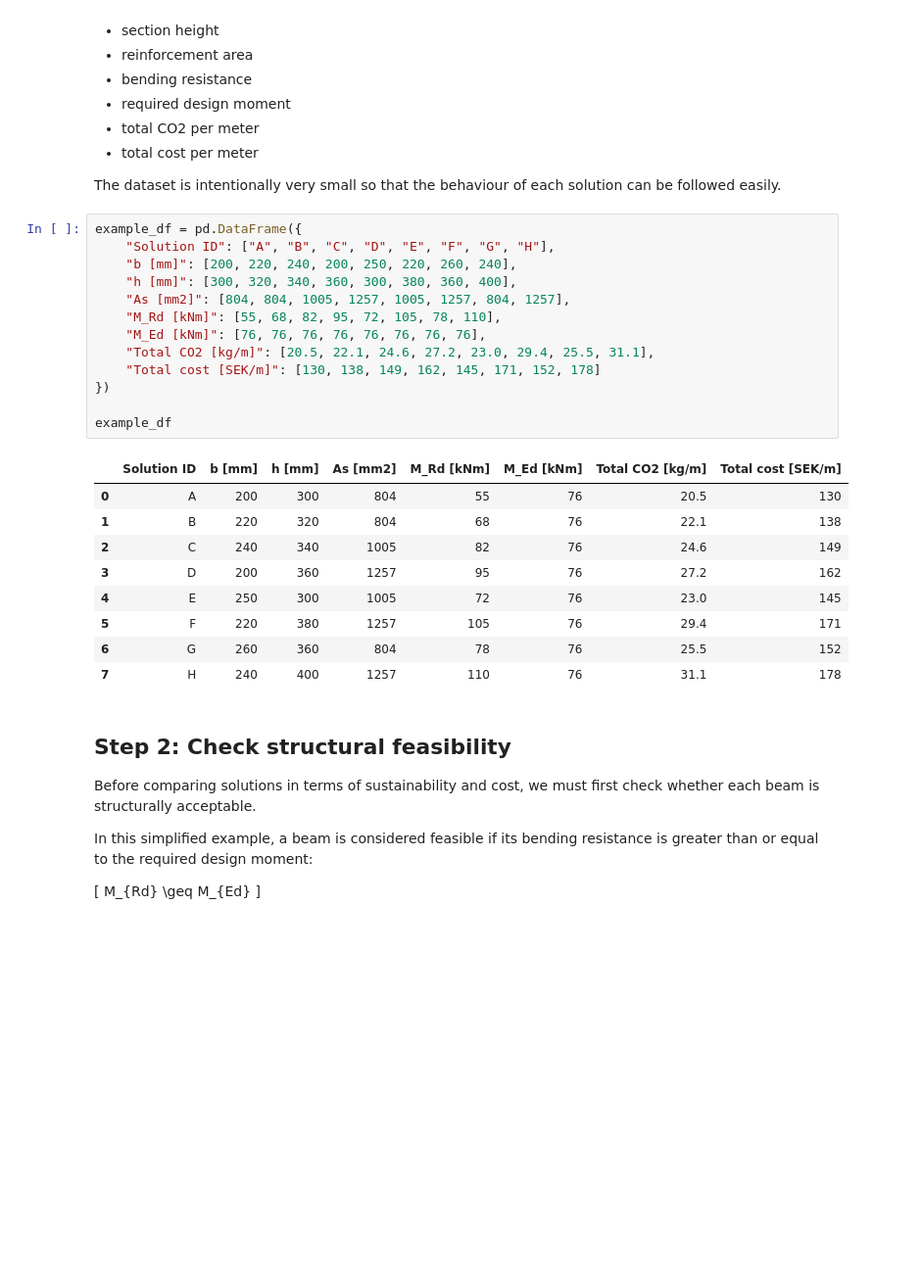
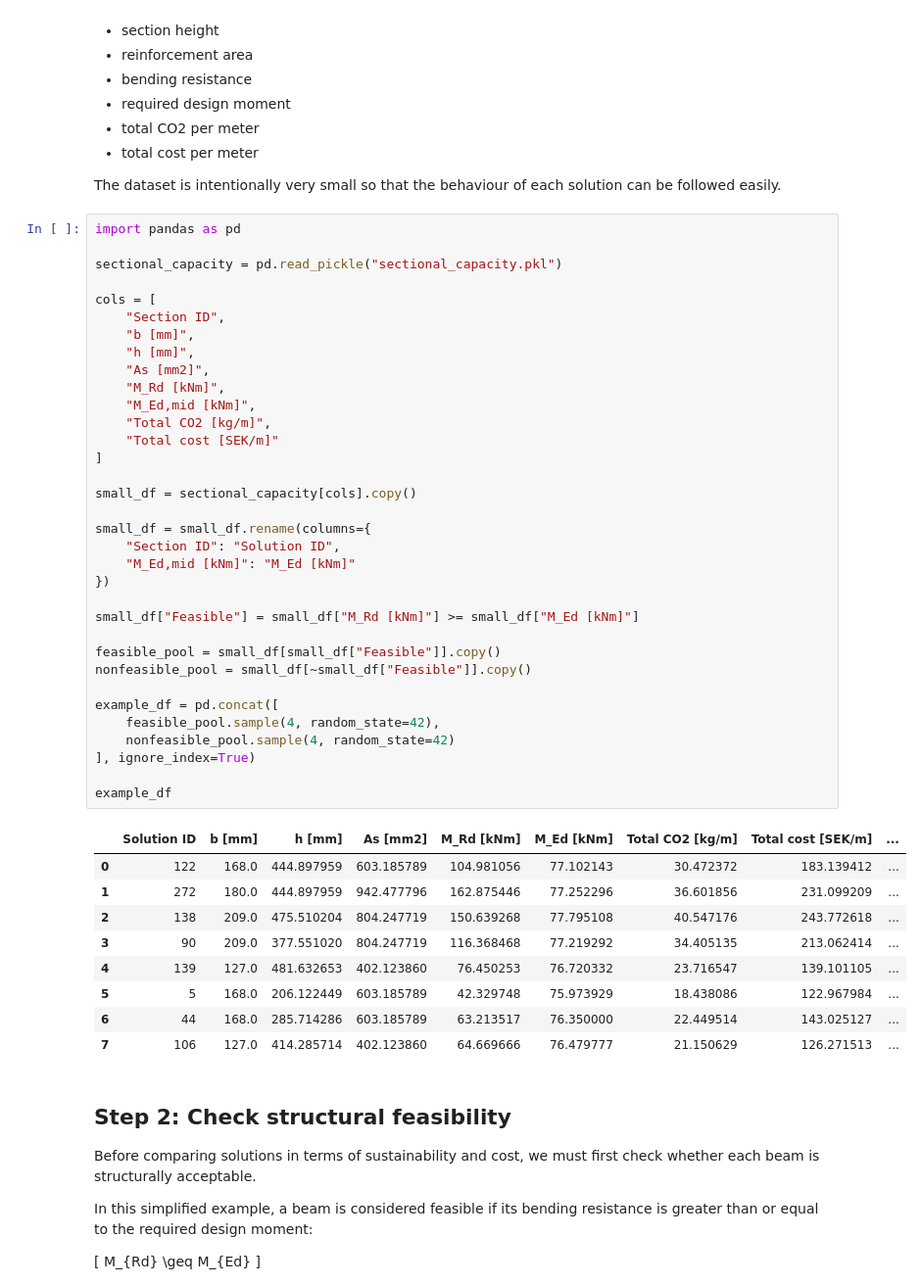
Before and after one commit to chalmersStructuralEngineering/course_sbd_concrete_section, a Jupyter notebook: concrete_beam_analysis_NSGA-II.ipynb, the cells around one changed output. Shown at 98% size. Saved outputs shown, nothing was run; the diff lists cells and outputs as text; blank space fills up the shorter version.

```diff
--- a/concrete_beam_analysis_NSGA-II.ipynb
+++ b/concrete_beam_analysis_NSGA-II.ipynb
@@ -37,28 +37,49 @@ For each solution, we include:
 
 The dataset is intentionally very small so that the behaviour of each solution can be followed easily.
 # %%
-example_df = pd.DataFrame({
-    "Solution ID": ["A", "B", "C", "D", "E", "F", "G", "H"],
-    "b [mm]": [200, 220, 240, 200, 250, 220, 260, 240],
-    "h [mm]": [300, 320, 340, 360, 300, 380, 360, 400],
-    "As [mm2]": [804, 804, 1005, 1257, 1005, 1257, 804, 1257],
-    "M_Rd [kNm]": [55, 68, 82, 95, 72, 105, 78, 110],
-    "M_Ed [kNm]": [76, 76, 76, 76, 76, 76, 76, 76],
-    "Total CO2 [kg/m]": [20.5, 22.1, 24.6, 27.2, 23.0, 29.4, 25.5, 31.1],
-    "Total cost [SEK/m]": [130, 138, 149, 162, 145, 171, 152, 178]
+import pandas as pd
+
+sectional_capacity = pd.read_pickle("sectional_capacity.pkl")
+
+cols = [
+    "Section ID",
+    "b [mm]",
+    "h [mm]",
+    "As [mm2]",
+    "M_Rd [kNm]",
+    "M_Ed,mid [kNm]",
+    "Total CO2 [kg/m]",
+    "Total cost [SEK/m]"
+]
+
+small_df = sectional_capacity[cols].copy()
+
+small_df = small_df.rename(columns={
+    "Section ID": "Solution ID",
+    "M_Ed,mid [kNm]": "M_Ed [kNm]"
 })
 
+small_df["Feasible"] = small_df["M_Rd [kNm]"] >= small_df["M_Ed [kNm]"]
+
+feasible_pool = small_df[small_df["Feasible"]].copy()
+nonfeasible_pool = small_df[~small_df["Feasible"]].copy()
+
+example_df = pd.concat([
+    feasible_pool.sample(4, random_state=42),
+    nonfeasible_pool.sample(4, random_state=42)
+], ignore_index=True)
+
 example_df
 # %% [output]
-|  | Solution ID | b [mm] | h [mm] | As [mm2] | M_Rd [kNm] | M_Ed [kNm] | Total CO2 [kg/m] | Total cost [SEK/m] |
-| 0 | A | 200 | 300 | 804 | 55 | 76 | 20.5 | 130 |
-| 1 | B | 220 | 320 | 804 | 68 | 76 | 22.1 | 138 |
-| 2 | C | 240 | 340 | 1005 | 82 | 76 | 24.6 | 149 |
-| 3 | D | 200 | 360 | 1257 | 95 | 76 | 27.2 | 162 |
-| 4 | E | 250 | 300 | 1005 | 72 | 76 | 23.0 | 145 |
-| 5 | F | 220 | 380 | 1257 | 105 | 76 | 29.4 | 171 |
-| 6 | G | 260 | 360 | 804 | 78 | 76 | 25.5 | 152 |
-| 7 | H | 240 | 400 | 1257 | 110 | 76 | 31.1 | 178 |
+|  | Solution ID | b [mm] | h [mm] | As [mm2] | M_Rd [kNm] | M_Ed [kNm] | Total CO2 [kg/m] | Total cost [SEK/m] | ... |
+| 0 | 122 | 168.0 | 444.897959 | 603.185789 | 104.981056 | 77.102143 | 30.472372 | 183.139412 | ... |
+| 1 | 272 | 180.0 | 444.897959 | 942.477796 | 162.875446 | 77.252296 | 36.601856 | 231.099209 | ... |
+| 2 | 138 | 209.0 | 475.510204 | 804.247719 | 150.639268 | 77.795108 | 40.547176 | 243.772618 | ... |
+| 3 | 90 | 209.0 | 377.551020 | 804.247719 | 116.368468 | 77.219292 | 34.405135 | 213.062414 | ... |
+| 4 | 139 | 127.0 | 481.632653 | 402.123860 | 76.450253 | 76.720332 | 23.716547 | 139.101105 | ... |
+| 5 | 5 | 168.0 | 206.122449 | 603.185789 | 42.329748 | 75.973929 | 18.438086 | 122.967984 | ... |
+| 6 | 44 | 168.0 | 285.714286 | 603.185789 | 63.213517 | 76.350000 | 22.449514 | 143.025127 | ... |
+| 7 | 106 | 127.0 | 414.285714 | 402.123860 | 64.669666 | 76.479777 | 21.150629 | 126.271513 | ... |
 # %% [markdown]
 ## Step 2: Check structural feasibility
 
```
Also changed, not shown: parts of 33 cells of this notebook, 1 other file.
